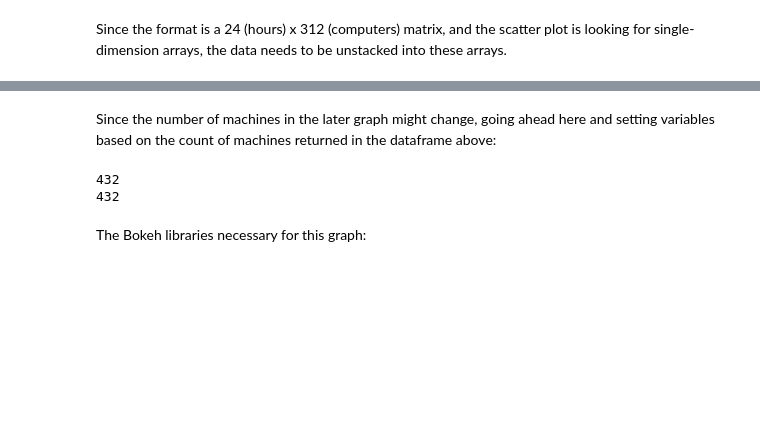
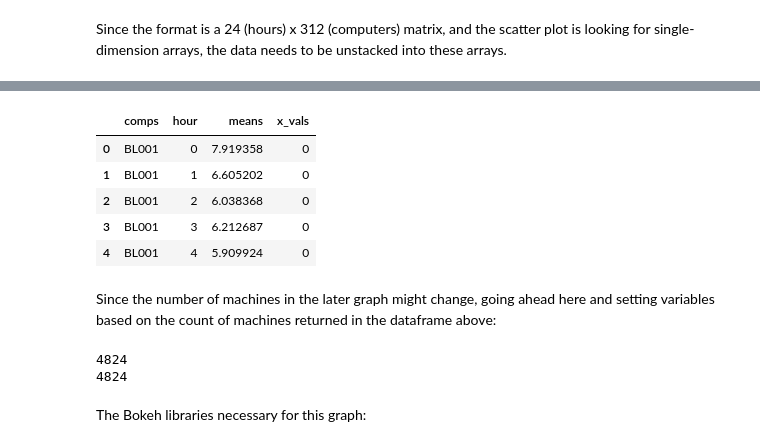
Before and after one commit to UNCG-CSE/Library-Computer-Usage-Analysis, a Jupyter notebook: src/UsageHistogramInteractive.ipynb, the cells around one changed output, grey strips where cells are left out. Cells and saved outputs as stored; diff of their text form; code cells hidden in the pictures; blank space fills up the shorter version.

```diff
--- a/src/UsageHistogramInteractive.ipynb
+++ b/src/UsageHistogramInteractive.ipynb
@@ -132,0 +112,4 @@ meansUnstacked
+# %%
+attrsNamesMask = attrsNamesMask.reset_index().drop('index',axis=1)
+attrsNamesMask['x_vals'] = attrsNamesMask.index*24
+attrsNamesMask.head()
@@ -133,16 +123,24 @@ meansUnstacked
 # %%
-#meansUnstackedMerged = meansUnstacked.merge(compAttrs, left_on='comps',right_on='computerName')
+meansUnstackedMerged = meansUnstacked.merge(attrsNamesMask, left_on='comps',right_on='computerName').drop('computerName',axis=1)
+meansUnstackedMerged.head()
+# %% [output]
+|  | comps | hour | means | x_vals |
+| 0 | BL001 | 0 | 7.919358 | 0 |
+| 1 | BL001 | 1 | 6.605202 | 0 |
+| 2 | BL001 | 2 | 6.038368 | 0 |
+| 3 | BL001 | 3 | 6.212687 | 0 |
+| 4 | BL001 | 4 | 5.909924 | 0 |
 # %% [markdown]
 Since the number of machines in the later graph might change, going ahead here and setting variables based on the count of machines returned in the dataframe above:
 # %%
-machineCount = meansUnstacked.comps.unique().size
-recordCount = meansUnstacked.index.size
+machineCount = meansUnstackedMerged.comps.unique().size
+recordCount = meansUnstackedMerged.index.size
 hourCount = 24
 print machineCount * hourCount
 print recordCount
 # %% [output]
-432
-432
+4824
+4824
 # %% [markdown]
 The Bokeh libraries necessary for this graph:
 # %%
```
Also changed, not shown: parts of 14 cells of this notebook, 3 other files.
